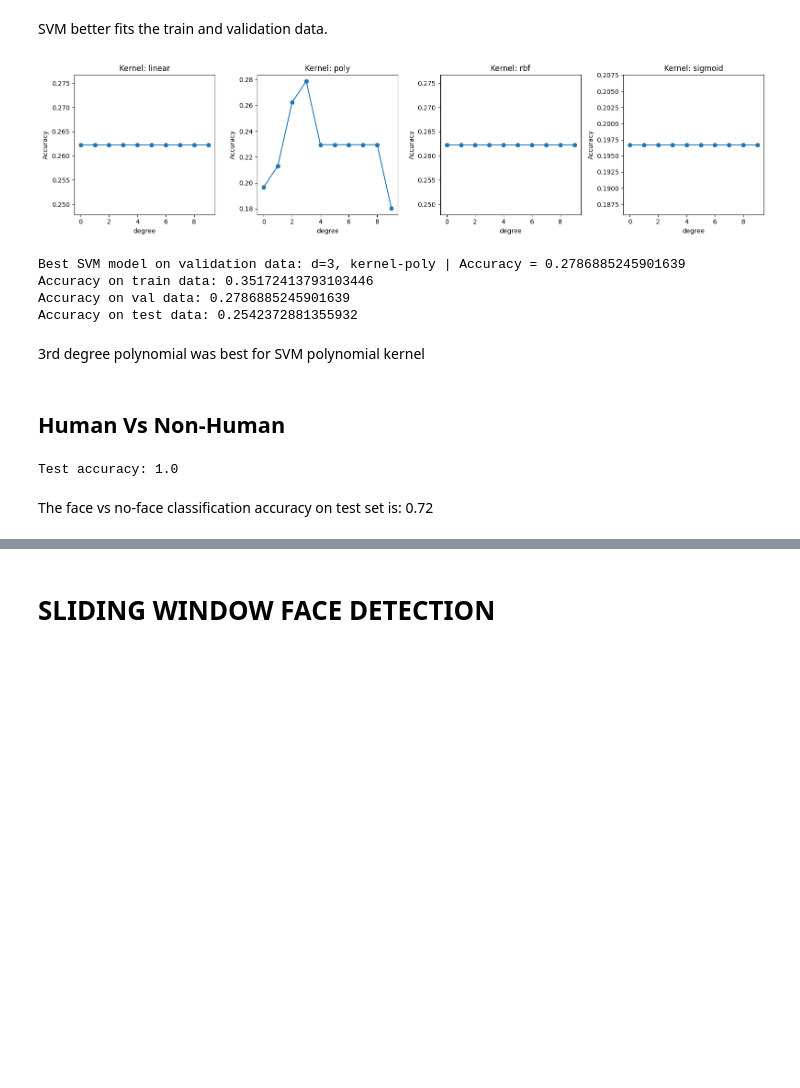
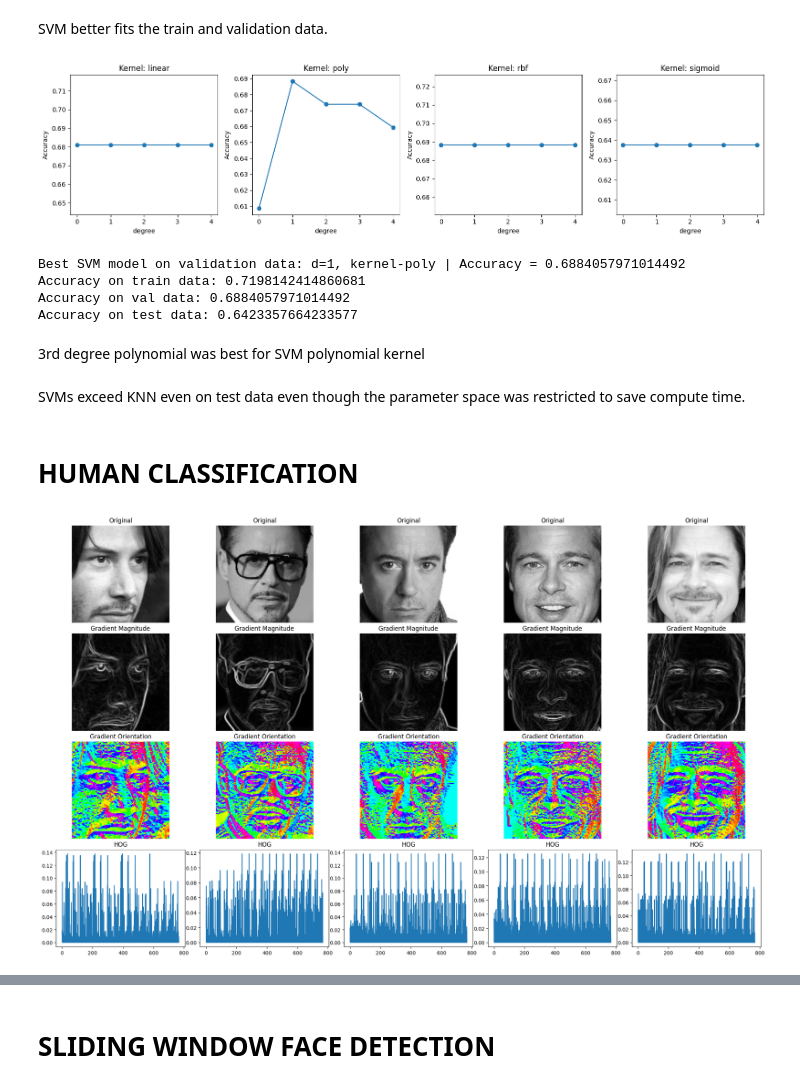
Before and after one commit to adityaprakash-work/EE511-CV-IIT-Mandi, a Jupyter notebook: A2/Q4/code.ipynb, the cells around one changed output, grey strips where cells are left out. Saved outputs shown, nothing was run; the diff lists cells and outputs as text; code cells hidden in the pictures; blank space fills up the shorter version.

```diff
--- a/A2/Q4/code.ipynb
+++ b/A2/Q4/code.ipynb
@@ -58,3 +64,3 @@ Description: 9 different people. 128 x 128 images
 # %%
-faces_dataset_path = "/content/drive/MyDrive/data_assn2_cv/actors/images"
-Xtrf, Ytrf, Xvaf, Yvaf, Xtef, Ytef = create_dataset(faces_dataset_path)
+face_dataset_path = "/content/drive/MyDrive/data_assn2_cv/actors/faces"
+Xtrf, Ytrf, Xvaf, Yvaf, Xtef, Ytef = create_dataset(face_dataset_path)
@@ -389,7 +386,7 @@ Accuracy on test data: 0.3389830508474576
 SVM better fits the train and validation data.
 # %%
 kernels = ['linear', 'poly', 'rbf', 'sigmoid']
-degrees = np.arange(10)
+degrees = np.arange(5)
 best_model = None
 best_score = 0
 
@@ -399,8 +396,8 @@ for i, kernel in enumerate(kernels):
     accuracy_values = []
     for d in degrees:
         svm_classifier = svm.SVC(kernel=kernel, degree=d, decision_function_shape='ovr')
-        svm_classifier.fit(Xtrfh, Ytrf)
-        accuracy = svm_classifier.score(Xvafh, Yvaf)
+        svm_classifier.fit(Xtrfh, Ytrh)
+        accuracy = svm_classifier.score(Xvafh, Yvah)
         if accuracy > best_score:
             best_model = svm_classifier
             best_score = accuracy
@@ -413,16 +410,14 @@ for i, kernel in enumerate(kernels):
 plt.tight_layout()
 plt.show()
 print(f"Best SVM model on validation data: d={best_model.degree}, kernel-{best_model.kernel} | Accuracy = {best_score}")
-print(f"Accuracy on train data: {best_model.score(Xtrfh, Ytrf)}")
-print(f"Accuracy on val data: {best_model.score(Xvafh, Yvaf)}")
-print(f"Accuracy on test data: {best_model.score(Xtefh, Ytef)}")
+print(f"Accuracy on train data: {best_model.score(Xtrfh, Ytrh)}")
+print(f"Accuracy on val data: {best_model.score(Xvafh, Yvah)}")
+print(f"Accuracy on test data: {best_model.score(Xtefh, Yteh)}")
 # %% [output]
-[figure, old version]
+[figure, new version]
-Best SVM model on validation data: d=3, kernel-poly | Accuracy = 0.2786885245901639
-Accuracy on train data: 0.35172413793103446
-Accuracy on val data: 0.2786885245901639
-Accuracy on test data: 0.2542372881355932
+Best SVM model on validation data: d=1, kernel-poly | Accuracy = 0.6884057971014492
+Accuracy on train data: 0.7198142414860681
+Accuracy on val data: 0.6884057971014492
+Accuracy on test data: 0.6423357664233577
 # %% [markdown]
 3rd degree polynomial was best for SVM polynomial kernel
-# %% [markdown]
-## **Human Vs Non-Human**
@@ -444,10 +424,4 @@ Yte_combined[:Xte_combined.shape[0] // 2] = 1
-# %%
-svm_classifier = svm.SVC(kernel='linear', C=1.0)
-svm_classifier.fit(Xtr_combined, Ytr_combined)
-Yte_pred = svm_classifier.predict(Xte_combined)
-accuracy = svm_classifier.score(Xte_combined, Yte_combined)
-print("Test accuracy:", accuracy)
-# %% [output]
-Test accuracy: 1.0
-# %% [markdown]
-The face vs no-face classification accuracy on test set is: 0.72
+# %% [markdown]
+SVMs exceed KNN even on test data even though the parameter space was restricted to save compute time.
+# %% [markdown]
+# **HUMAN CLASSIFICATION**
@@ -453,0 +432,4 @@ The face vs no-face classification accuracy on test set is: 0.72
+# %%
+S = Xtrf[np.random.randint(0, Xtrf.shape[0], 5)]; plot_hog(S)
+# %% [output]
+[figure, added]
```
Also changed, not shown: parts of 38 cells of this notebook.
